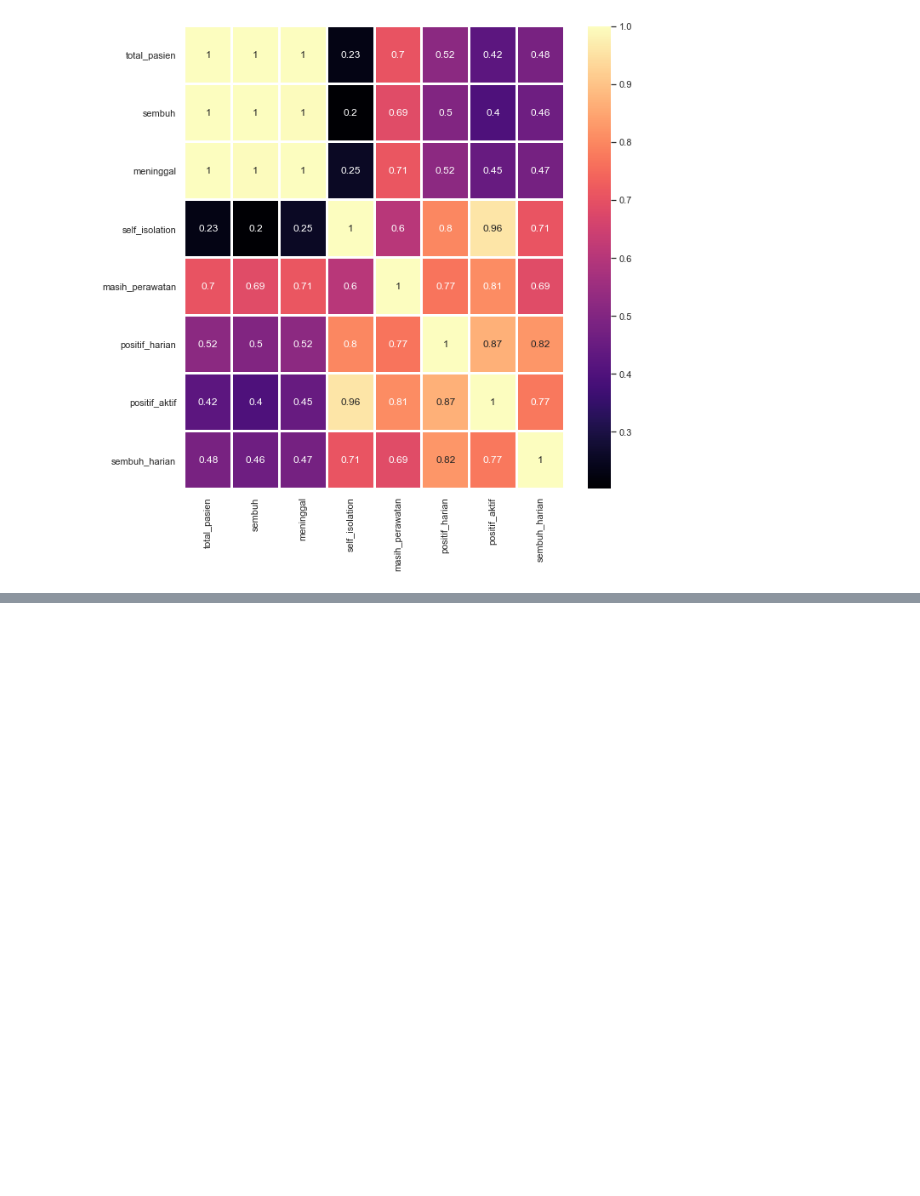
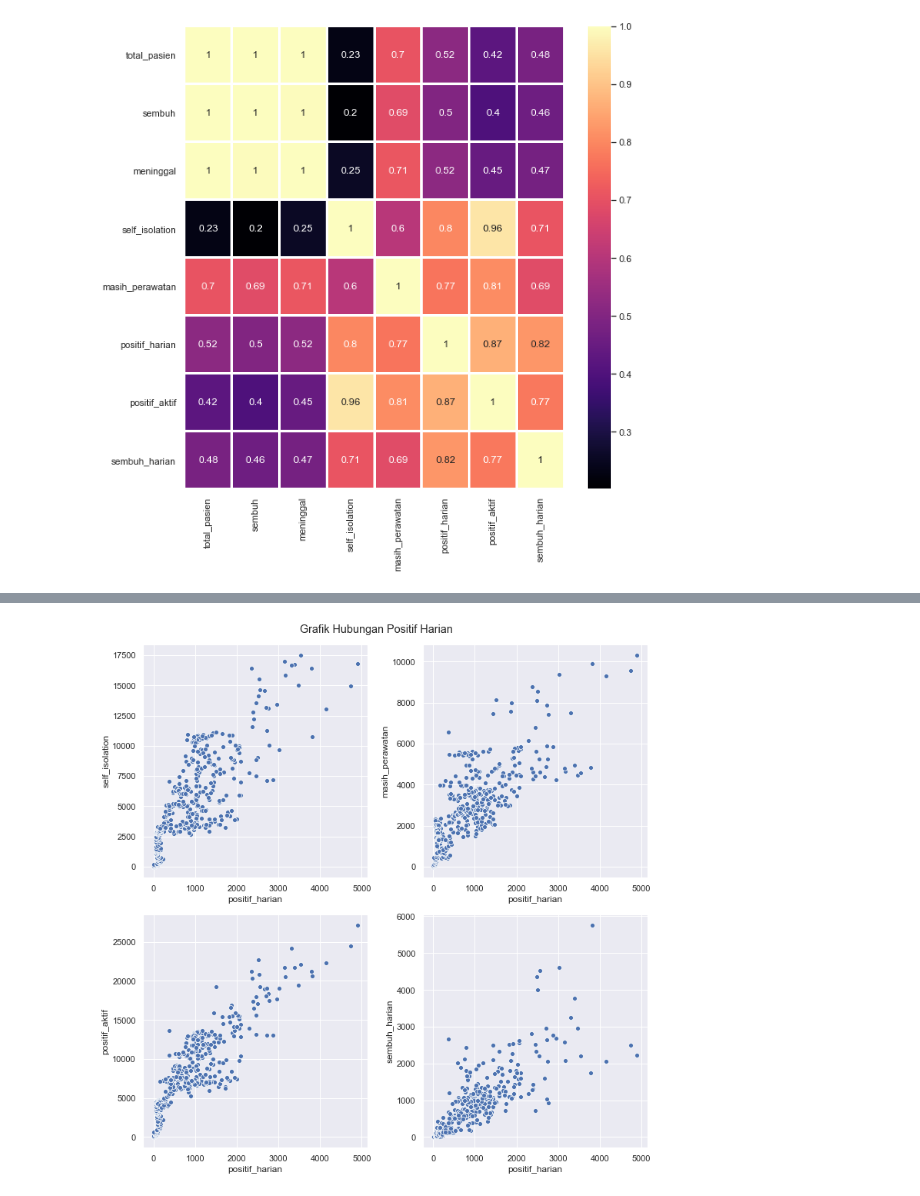
Before and after one commit to rshby/comp_fest_data_science, a Jupyter notebook: covid19_jakarta.ipynb, the cells around one changed output, grey strips where cells are left out. Cells and saved outputs as stored; diff of their text form; code cells hidden in the pictures; blank space fills up the shorter version.

```diff
--- a/covid19_jakarta.ipynb
+++ b/covid19_jakarta.ipynb
@@ -181,0 +177,10 @@ fig, ax = plt.subplots()
+# %%
+columns = ["self_isolation", "masih_perawatan", "positif_aktif", "sembuh_harian"]
+fig, ax = plt.subplots(ncols=2, nrows=2, figsize=(10, 10), constrained_layout=True)
+fig.suptitle("Grafik Hubungan Positif Harian")
+for kolom, ax in zip(columns, ax.flatten()):
+    sns.scatterplot(data=df, x="positif_harian", y=kolom, ax=ax)
+
+plt.show()
+# %% [output]
+[figure, added]
```
Also changed, not shown: parts of 6 cells of this notebook, 3 other files.
